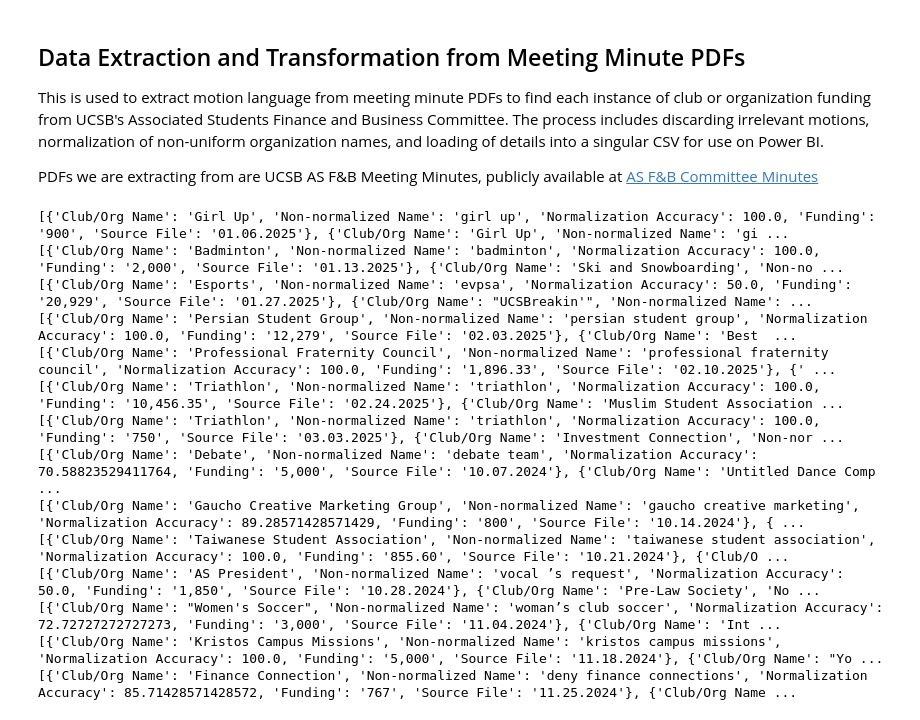
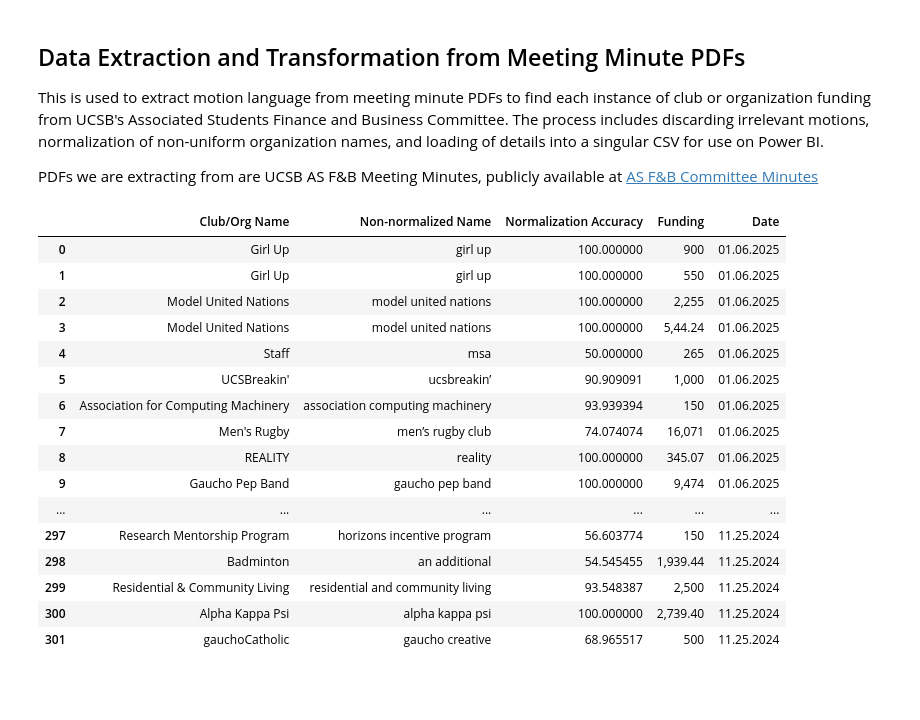
Before and after one commit to joshL1215/as-org-funding-nexus, a Jupyter notebook: data-extraction.ipynb, the cells around one changed output. Cells and saved outputs as stored; diff of their text form; code cells hidden in the pictures; blank space fills up the shorter version.

Commit message:
Add filter for incorrectly normalized names, manual correction, and exporting as csv

```diff
--- a/data-extraction.ipynb
+++ b/data-extraction.ipynb
@@ -54,9 +54,9 @@ def find_motions(text):
 
 
 # Parses motions, takes normalized club name and dollar amount
-def find_motion_details(motions, source_file):
+def find_motion_details(motions, date):
 
-    all_motion_details = []
+    motion_details_dict = []
 
     for motion in motions:
 
@@ -64,7 +64,7 @@ def find_motion_details(motions, source_file):
 
         details = re.findall(pattern, motion.lower())
 
-        if not details or "affirm" in motion or "forward" in motion or "table" in motion or "allocate" in motion:
+        if not details or any(word in motion for word in ["affirm", "forward", "table", "allocate", "deny"]):
             continue
 
         raw_org_name, amount = details[0]
@@ -81,41 +81,50 @@ def find_motion_details(motions, source_file):
                                             scorer=rapidfuzz.fuzz.ratio,
                                             limit = 1)[0]
 
-        all_motion_details.append({'Club/Org Name' : all_orgs[org_index],
+        motion_details_dict.append({'Club/Org Name' : all_orgs[org_index],
                                    'Non-normalized Name' : cleaner_org_name,
                                    'Normalization Accuracy' : accuracy,
                                    'Funding' : amount,
-                                   'Source File' : source_file
+                                   'Date' : date
                                   })
 
-    return(all_motion_details)
+    return(motion_details_dict)
 # %%
 # Folder of pdfs, from UCSB AS F&B Meeting Minutes, publicly available, see above
 pdf_folder = "meeting-mins-pdfs"
+
+all_motions_together = []
 
 for file in Path(pdf_folder).iterdir():
 
     date_of_motion = re.sub(r"\b(meeting-mins-pdfs\\|Finance Committee Meeting Minutes.pdf|)\b", "",str(file).strip())
 
     if file.is_file():
 
         text = text_from_pdf(str(file))
         motions = find_motions(text)
         details = find_motion_details(motions, date_of_motion.strip())
 
-        print(details)
+        all_motions_together.extend(details)
+
+df = pd.DataFrame(all_motions_together)
+
+pd.concat([df.head(10), df.tail(10)])
 # %% [output]
-[{'Club/Org Name': 'Girl Up', 'Non-normalized Name': 'girl up', 'Normalization Accuracy': 100.0, 'Funding': '900', 'Source File': '01.06.2025'}, {'Club/Org Name': 'Girl Up', 'Non-normalized Name': 'gi ...
-[{'Club/Org Name': 'Badminton', 'Non-normalized Name': 'badminton', 'Normalization Accuracy': 100.0, 'Funding': '2,000', 'Source File': '01.13.2025'}, {'Club/Org Name': 'Ski and Snowboarding', 'Non-no ...
-[{'Club/Org Name': 'Esports', 'Non-normalized Name': 'evpsa', 'Normalization Accuracy': 50.0, 'Funding': '20,929', 'Source File': '01.27.2025'}, {'Club/Org Name': "UCSBreakin'", 'Non-normalized Name': ...
-[{'Club/Org Name': 'Persian Student Group', 'Non-normalized Name': 'persian student group', 'Normalization Accuracy': 100.0, 'Funding': '12,279', 'Source File': '02.03.2025'}, {'Club/Org Name': 'Best  ...
-[{'Club/Org Name': 'Professional Fraternity Council', 'Non-normalized Name': 'professional fraternity council', 'Normalization Accuracy': 100.0, 'Funding': '1,896.33', 'Source File': '02.10.2025'}, {' ...
-[{'Club/Org Name': 'Triathlon', 'Non-normalized Name': 'triathlon', 'Normalization Accuracy': 100.0, 'Funding': '10,456.35', 'Source File': '02.24.2025'}, {'Club/Org Name': 'Muslim Student Association ...
-[{'Club/Org Name': 'Triathlon', 'Non-normalized Name': 'triathlon', 'Normalization Accuracy': 100.0, 'Funding': '750', 'Source File': '03.03.2025'}, {'Club/Org Name': 'Investment Connection', 'Non-nor ...
-[{'Club/Org Name': 'Debate', 'Non-normalized Name': 'debate team', 'Normalization Accuracy': 70.58823529411764, 'Funding': '5,000', 'Source File': '10.07.2024'}, {'Club/Org Name': 'Untitled Dance Comp ...
-[{'Club/Org Name': 'Gaucho Creative Marketing Group', 'Non-normalized Name': 'gaucho creative marketing', 'Normalization Accuracy': 89.28571428571429, 'Funding': '800', 'Source File': '10.14.2024'}, { ...
-[{'Club/Org Name': 'Taiwanese Student Association', 'Non-normalized Name': 'taiwanese student association', 'Normalization Accuracy': 100.0, 'Funding': '855.60', 'Source File': '10.21.2024'}, {'Club/O ...
-[{'Club/Org Name': 'AS President', 'Non-normalized Name': 'vocal ’s request', 'Normalization Accuracy': 50.0, 'Funding': '1,850', 'Source File': '10.28.2024'}, {'Club/Org Name': 'Pre-Law Society', 'No ...
-[{'Club/Org Name': "Women's Soccer", 'Non-normalized Name': 'woman’s club soccer', 'Normalization Accuracy': 72.72727272727273, 'Funding': '3,000', 'Source File': '11.04.2024'}, {'Club/Org Name': 'Int ...
-[{'Club/Org Name': 'Kristos Campus Missions', 'Non-normalized Name': 'kristos campus missions', 'Normalization Accuracy': 100.0, 'Funding': '5,000', 'Source File': '11.18.2024'}, {'Club/Org Name': "Yo ...
-[{'Club/Org Name': 'Finance Connection', 'Non-normalized Name': 'deny finance connections', 'Normalization Accuracy': 85.71428571428572, 'Funding': '767', 'Source File': '11.25.2024'}, {'Club/Org Name ...
+|  | Club/Org Name | Non-normalized Name | Normalization Accuracy | Funding | Date |
+| 0 | Girl Up | girl up | 100.000000 | 900 | 01.06.2025 |
+| 1 | Girl Up | girl up | 100.000000 | 550 | 01.06.2025 |
+| 2 | Model United Nations | model united nations | 100.000000 | 2,255 | 01.06.2025 |
+| 3 | Model United Nations | model united nations | 100.000000 | 5,44.24 | 01.06.2025 |
+| 4 | Staff | msa | 50.000000 | 265 | 01.06.2025 |
+| 5 | UCSBreakin' | ucsbreakin’ | 90.909091 | 1,000 | 01.06.2025 |
+| 6 | Association for Computing Machinery | association computing machinery | 93.939394 | 150 | 01.06.2025 |
+| 7 | Men's Rugby | men’s rugby club | 74.074074 | 16,071 | 01.06.2025 |
+| 8 | REALITY | reality | 100.000000 | 345.07 | 01.06.2025 |
+| 9 | Gaucho Pep Band | gaucho pep band | 100.000000 | 9,474 | 01.06.2025 |
+| ... | ... | ... | ... | ... | ... |
+| 297 | Research Mentorship Program | horizons incentive program | 56.603774 | 150 | 11.25.2024 |
+| 298 | Badminton | an additional | 54.545455 | 1,939.44 | 11.25.2024 |
+| 299 | Residential & Community Living | residential and community living | 93.548387 | 2,500 | 11.25.2024 |
+| 300 | Alpha Kappa Psi | alpha kappa psi | 100.000000 | 2,739.40 | 11.25.2024 |
+| 301 | gauchoCatholic | gaucho creative | 68.965517 | 500 | 11.25.2024 |
```
Also changed, not shown: parts of 5 cells of this notebook.
